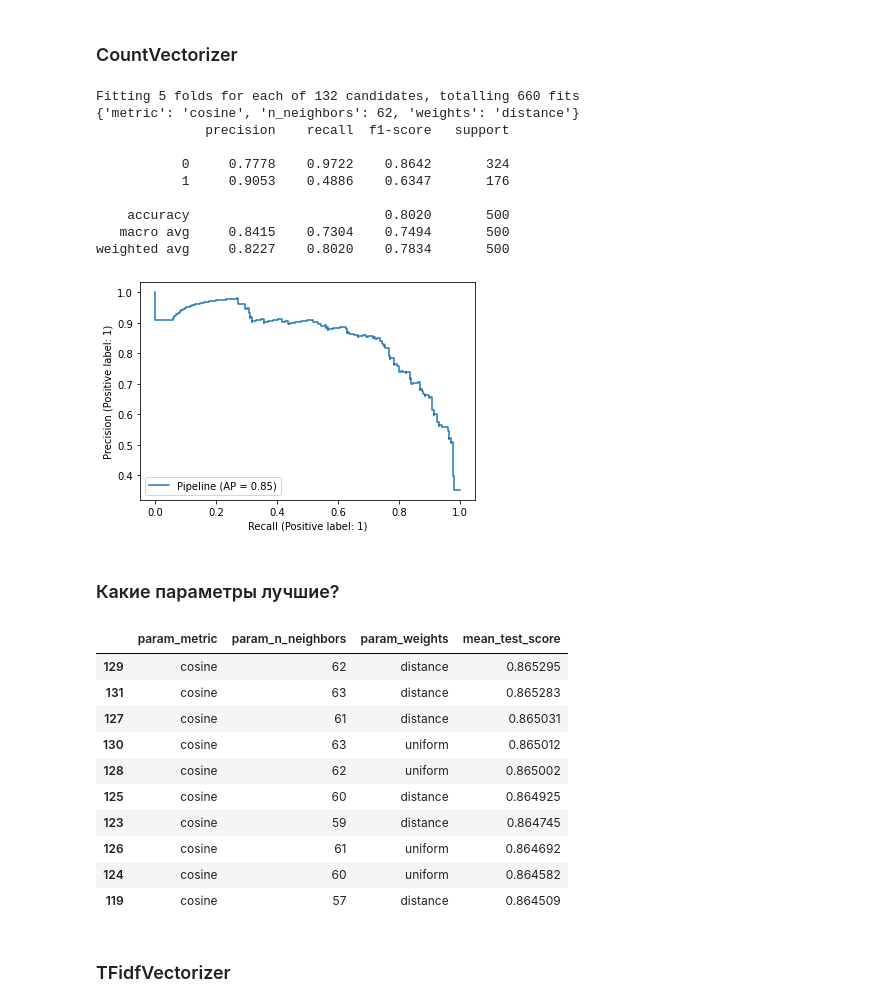
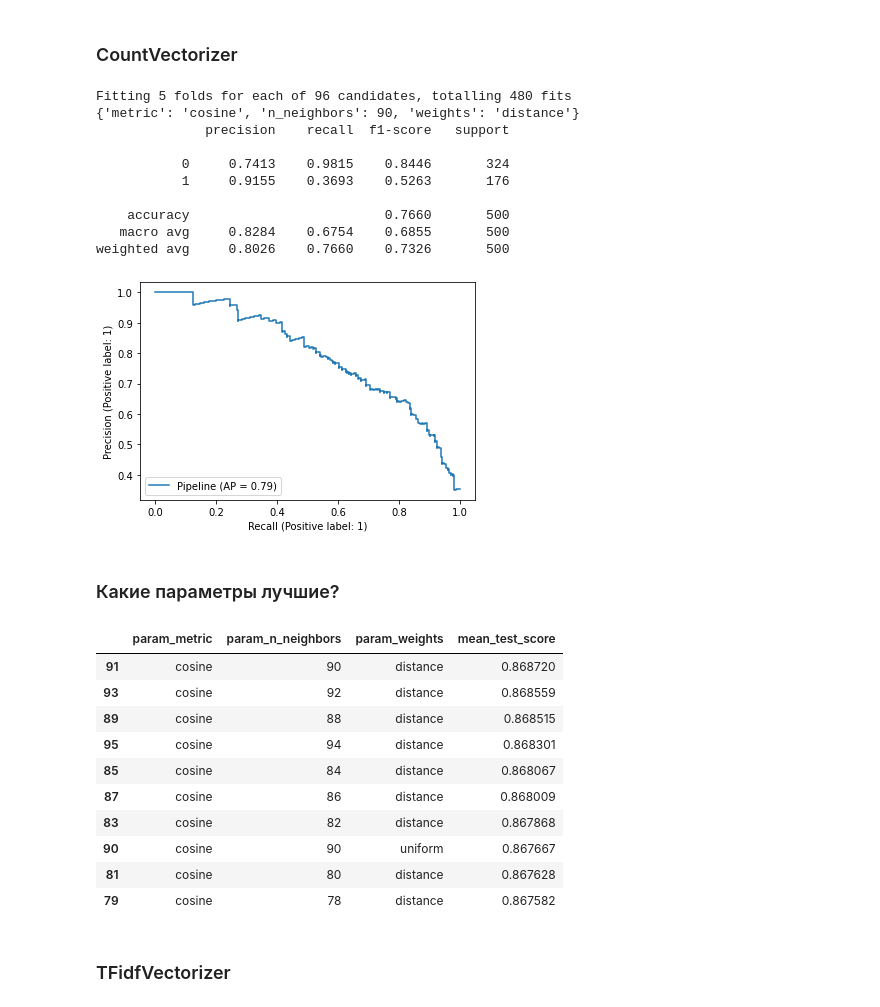
Before and after one commit to Defasium/MMO_rpg, a Jupyter notebook: rk2/rk2-mmo.ipynb, the cells around one changed output. Cells and saved outputs as stored; diff of their text form; code cells hidden in the pictures.

```diff
--- a/rk2/rk2-mmo.ipynb
+++ b/rk2/rk2-mmo.ipynb
@@ -276,43 +276,43 @@ grid_pipeline = Pipeline([
     ("model",
      GridSearchCV(
         KNeighborsClassifier(),
-        param_grid={'n_neighbors': [i for i in range(31, 64, 1)],
+        param_grid={'n_neighbors': [i for i in range(48, 96, 2)],
                     'weights': ['uniform', 'distance'],
                     'metric': ['euclidean', 'cosine',]},
         cv=5,
         verbose=1,
         scoring='roc_auc', #'f1'
         )
     )
 ])
 
 grid_pipeline.fit(train_df["comment"], train_df["toxic"])
 print(grid_pipeline['model'].best_params_)
 model_pipeline = Pipeline([
-    ("vectorizer", TfidfVectorizer(tokenizer=lambda x: tokenize_sentence(x, remove_stop_words=True))),
+    ("vectorizer", CountVectorizer(tokenizer=lambda x: tokenize_sentence(x, remove_stop_words=True))),
     ("model", KNeighborsClassifier(**grid_pipeline['model'].best_params_),)
 ]
 )
 
 model_pipeline.fit(train_df["comment"], train_df["toxic"])
 prec_c_10, rec_c_10, thresholds_c_10 = precision_recall_curve(y_true=test_df["toxic"],
                                                               probas_pred=model_pipeline.predict_proba(test_df["comment"])[:, 1])
 plot_precision_recall_curve(estimator=model_pipeline, X=test_df["comment"], y=test_df["toxic"])
 print(classification_report(y_true=test_df["toxic"],
                             y_pred=model_pipeline.predict(test_df["comment"]),
                             digits=4))
 # %% [output]
-Fitting 5 folds for each of 132 candidates, totalling 660 fits
-{'metric': 'cosine', 'n_neighbors': 62, 'weights': 'distance'}
+Fitting 5 folds for each of 96 candidates, totalling 480 fits
+{'metric': 'cosine', 'n_neighbors': 90, 'weights': 'distance'}
               precision    recall  f1-score   support
 
-           0     0.7778    0.9722    0.8642       324
-           1     0.9053    0.4886    0.6347       176
+           0     0.7413    0.9815    0.8446       324
+           1     0.9155    0.3693    0.5263       176
 
-    accuracy                         0.8020       500
-   macro avg     0.8415    0.7304    0.7494       500
-weighted avg     0.8227    0.8020    0.7834       500
+    accuracy                         0.7660       500
+   macro avg     0.8284    0.6754    0.6855       500
+weighted avg     0.8026    0.7660    0.7326       500
-[figure, old version]
+[figure, new version]
 # %% [markdown]
 ### Какие параметры лучшие?
 # %%
@@ -320,16 +320,16 @@ cols = ['param_metric', 'param_n_neighbors', 'param_weights', 'mean_test_score']
 pd.DataFrame(grid_pipeline['model'].cv_results_).sort_values(by='rank_test_score').loc[:, cols].head(10)
 # %% [output]
 |  | param_metric | param_n_neighbors | param_weights | mean_test_score |
-| 129 | cosine | 62 | distance | 0.865295 |
-| 131 | cosine | 63 | distance | 0.865283 |
-| 127 | cosine | 61 | distance | 0.865031 |
-| 130 | cosine | 63 | uniform | 0.865012 |
-| 128 | cosine | 62 | uniform | 0.865002 |
-| 125 | cosine | 60 | distance | 0.864925 |
-| 123 | cosine | 59 | distance | 0.864745 |
-| 126 | cosine | 61 | uniform | 0.864692 |
-| 124 | cosine | 60 | uniform | 0.864582 |
-| 119 | cosine | 57 | distance | 0.864509 |
+| 91 | cosine | 90 | distance | 0.868720 |
+| 93 | cosine | 92 | distance | 0.868559 |
+| 89 | cosine | 88 | distance | 0.868515 |
+| 95 | cosine | 94 | distance | 0.868301 |
+| 85 | cosine | 84 | distance | 0.868067 |
+| 87 | cosine | 86 | distance | 0.868009 |
+| 83 | cosine | 82 | distance | 0.867868 |
+| 90 | cosine | 90 | uniform | 0.867667 |
+| 81 | cosine | 80 | distance | 0.867628 |
+| 79 | cosine | 78 | distance | 0.867582 |
 # %% [markdown]
 ### TFidfVectorizer
 # %%
```
Also changed, not shown: parts of 7 cells of this notebook, 1 other file.
